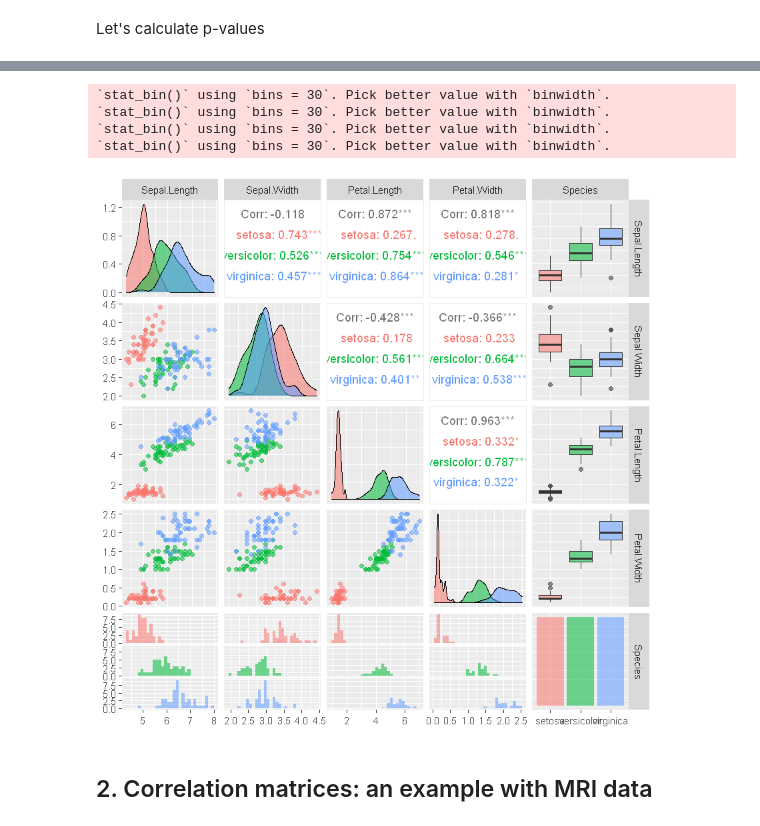
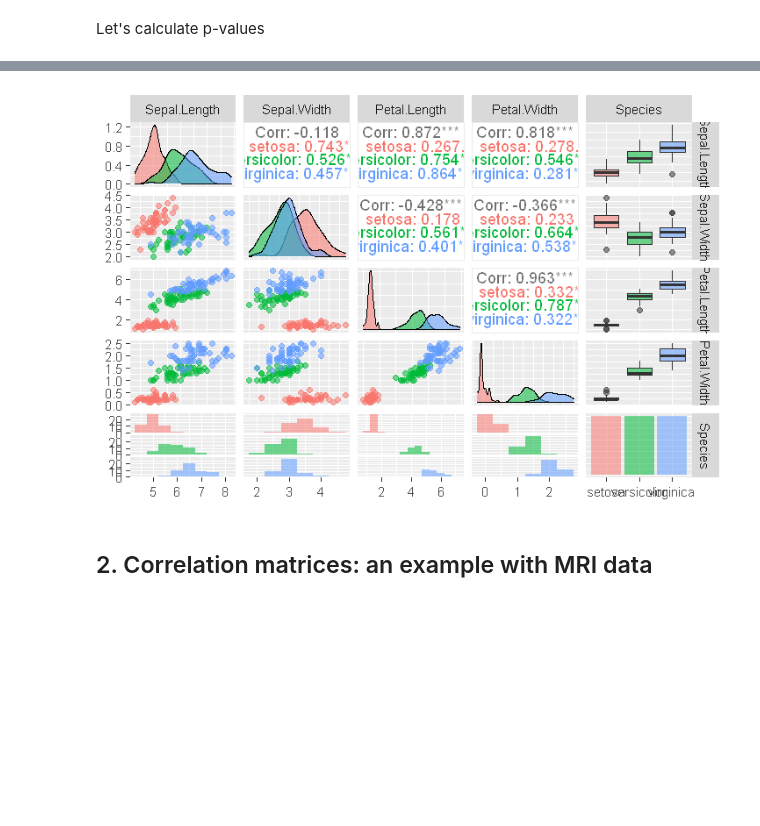
Before and after one commit to DC-3T/Gorter_R_tutorial, a Jupyter notebook: Correlations_Correlograms_R.ipynb, the cells around one changed output, grey strips where cells are left out. Saved outputs shown, nothing was run; the diff lists cells and outputs as text; code cells hidden in the pictures; blank space fills up the shorter version.

```diff
--- a/Correlations_Correlograms_R.ipynb
+++ b/Correlations_Correlograms_R.ipynb
@@ -74,14 +79,10 @@ ERROR: Error in data.frame(..., check.names = FALSE): arguments imply differing
 # %%
 library(GGally)
 
-
-ggpairs(iris, aes(colour = Species, alpha = 0.4))
+ggpairs(iris, aes(colour = Species, alpha = 0.4),lower=list(combo=wrap("facethist",
+binwidth=0.5)))
 # %% [output]
-`stat_bin()` using `bins = 30`. Pick better value with `binwidth`.
-`stat_bin()` using `bins = 30`. Pick better value with `binwidth`.
-`stat_bin()` using `bins = 30`. Pick better value with `binwidth`.
-`stat_bin()` using `bins = 30`. Pick better value with `binwidth`.
-[figure, old version]
+[figure, new version]
 # %% [markdown]
 ## 2. Correlation matrices: an example with MRI data
 # %% [markdown]
```
Also changed, not shown: parts of 11 cells of this notebook.
